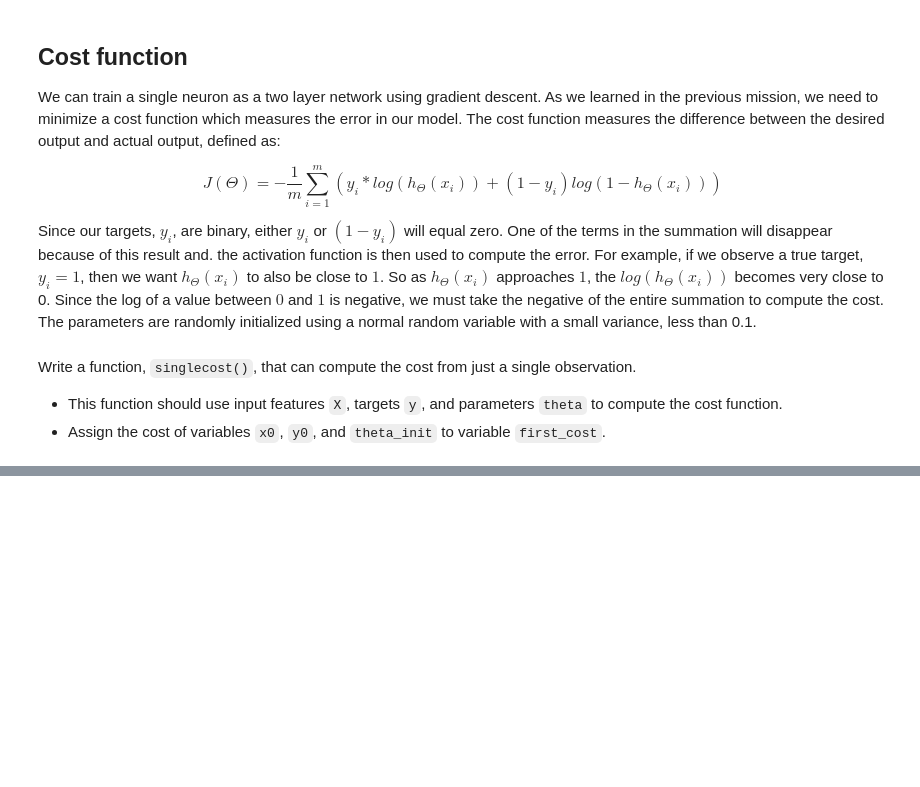
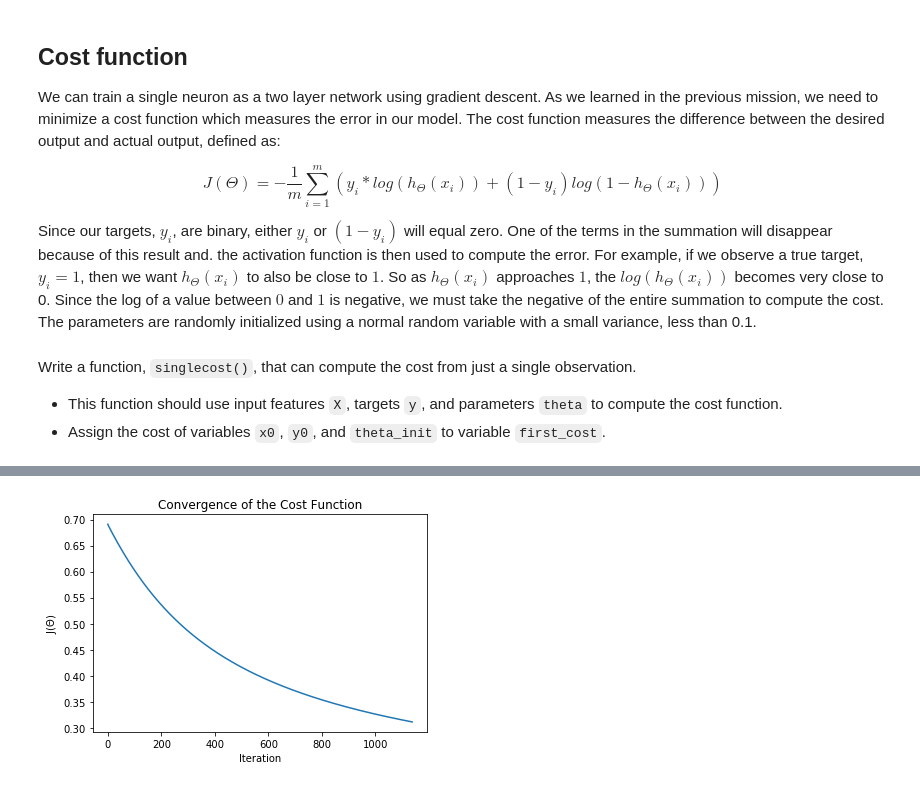
Before and after one commit to choigww/dev-mooc, a Jupyter notebook: dataquest-data-scientist-path/6. Machine Learning/5-machine-learning-in-python-intermediate/introduction-to-neural-networks.ipynb, the cells around one changed output, grey strips where cells are left out. Cells and saved outputs as stored; diff of their text form; code cells hidden in the pictures; blank space fills up the shorter version.

```diff
--- a/dataquest-data-scientist-path/6. Machine Learning/5-machine-learning-in-python-intermediate/introduction-to-neural-networks.ipynb
+++ b/dataquest-data-scientist-path/6. Machine Learning/5-machine-learning-in-python-intermediate/introduction-to-neural-networks.ipynb
@@ -105,0 +140,20 @@ Write a function, `singlecost()`, that can compute the cost from just a single o
+# %%
+# Initialize parameters
+theta_init = np.random.normal(0,0.01,size=(5,1))
+
+# Store the updates into this array
+grads = np.zeros(theta_init.shape)
+
+# Number of observations
+n = X.shape[0]
+# %%
+for obs in range(X.shape[0]):
+
+    x_ = X[obs, :]
+    y_ = y[obs]
+    h_ = sigmoid_activation(x_.T, theta_init)
+    delta_ = (y_ - h_)*h_*(1 - h_)*x_
+
+    grads += delta_[:, np.newaxis]/X.shape[0]
+
+grads
@@ -105,0 +184,44 @@ Write a function, `singlecost()`, that can compute the cost from just a single o
+# %%
+theta_init = np.random.normal(0,0.01,size=(5,1))
+
+# set a learning rate
+learning_rate = 0.1
+# maximum number of iterations for gradient descent
+maxepochs = 10000
+# costs convergence threshold, ie. (prevcost - cost) > convergence_thres
+convergence_thres = 0.0001
+
+def learn(X, y, theta, learning_rate, maxepochs, convergence_thres):
+    costs = []
+    cost = singlecost(X, y, theta)  # compute initial cost
+    costprev = cost + convergence_thres + 0.01  # set an inital costprev to past while loop
+    counter = 0  # add a counter
+
+    # Loop through until convergence
+    for counter in range(maxepochs):
+        grads = np.zeros(theta.shape)
+
+        for j, obs in enumerate(X):
+            h = sigmoid_activation(obs, theta)   # Compute activation
+            delta = (y[j]-h) * h * (1-h) * obs   # Get delta
+            grads += delta[:,np.newaxis]/X.shape[0]  # accumulate
+
+        # update parameters
+        theta += grads * learning_rate
+        counter += 1  # count
+        costprev = cost  # store prev cost
+        cost = singlecost(X, y, theta) # compute new cost
+        costs.append(cost)
+        if np.abs(costprev-cost) < convergence_thres:
+            break
+
+    plt.plot(costs)
+    plt.title("Convergence of the Cost Function")
+    plt.ylabel("J($\Theta$)")
+    plt.xlabel("Iteration")
+    plt.show()
+    return theta
+
+theta = learn(X, y, theta_init, learning_rate, maxepochs, convergence_thres)
+# %% [output]
+[figure, added]
```
Also changed, not shown: parts of 9 cells of this notebook.
